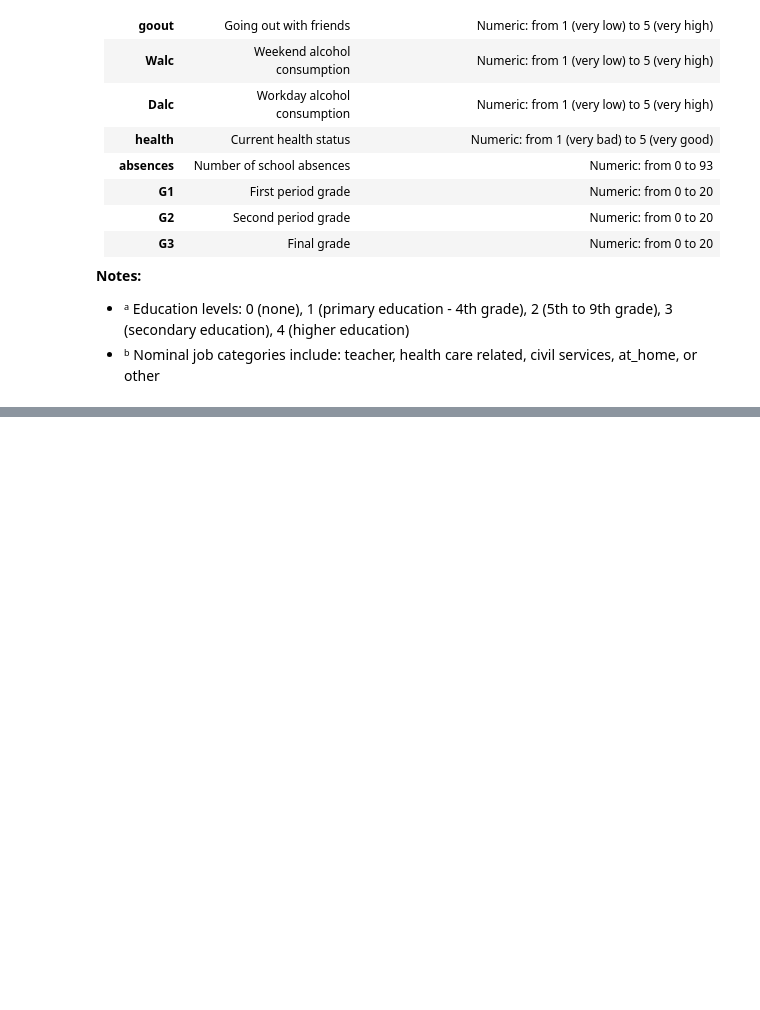
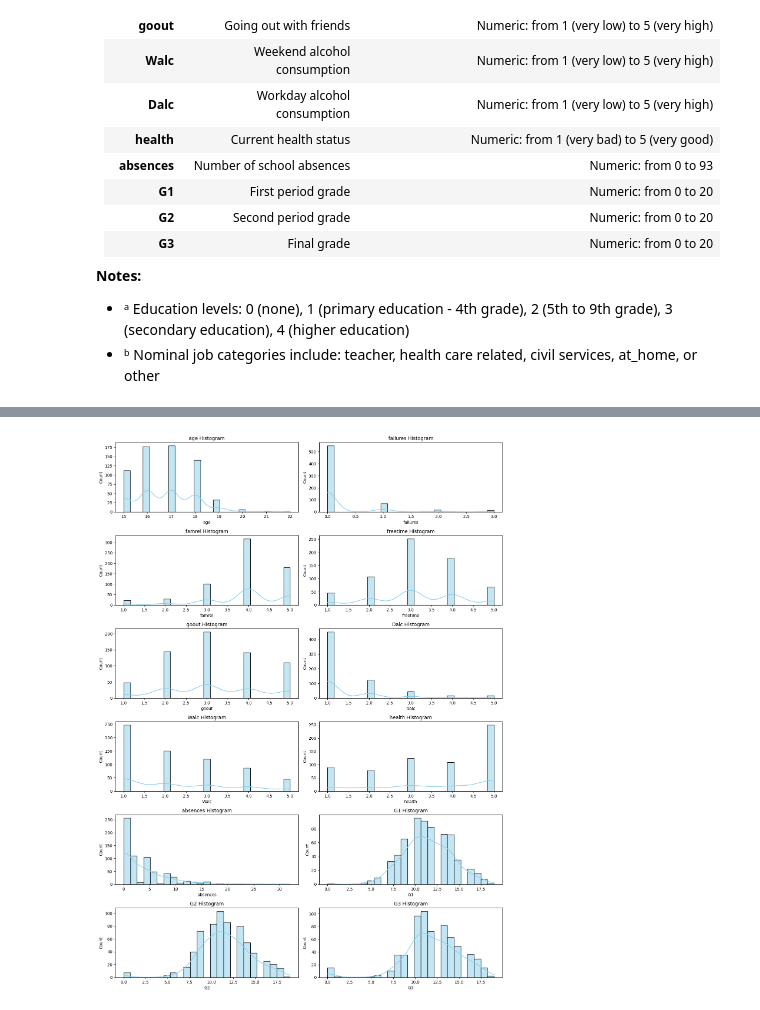
Before and after one commit to Yahtze/CS-9223-RAI-Project, a Jupyter notebook: main.ipynb, the cells around one changed output, grey strips where cells are left out. Drawn from its saved outputs; the diff is of its cells as text; code cells hidden in the pictures; blank space fills up the shorter version.

```diff
--- a/main.ipynb
+++ b/main.ipynb
@@ -195 +286,24 @@ if y is not None:
+# %%
+fig, axes = plt.subplots(nrows=8, ncols=2, figsize=(14, 25))
+axes = axes.flatten()
+
+for i, col in enumerate(num_cols):
+    sn.histplot(full_df[col],
+                 bins= np.sqrt(len(full_df[col])),
+                 kde=True,
+                 color="skyblue",
+                 ax=axes[i],
+                 binwidth= round((full_df[col].max() - full_df[col].min()) / np.sqrt(len(full_df[col])),2)
+    )
+    axes[i].set_title(f"{col} Histogram", fontsize=12)
+    axes[i].set_xlabel(col)
+    axes[i].set_ylabel("Count")
+
+for j in range(len(num_cols), len(axes)):
+    fig.delaxes(axes[j])
+
+plt.tight_layout()
+plt.show()
+# %% [output]
+[figure, added]
 # %%
```
Also changed, not shown: parts of 17 cells of this notebook.
